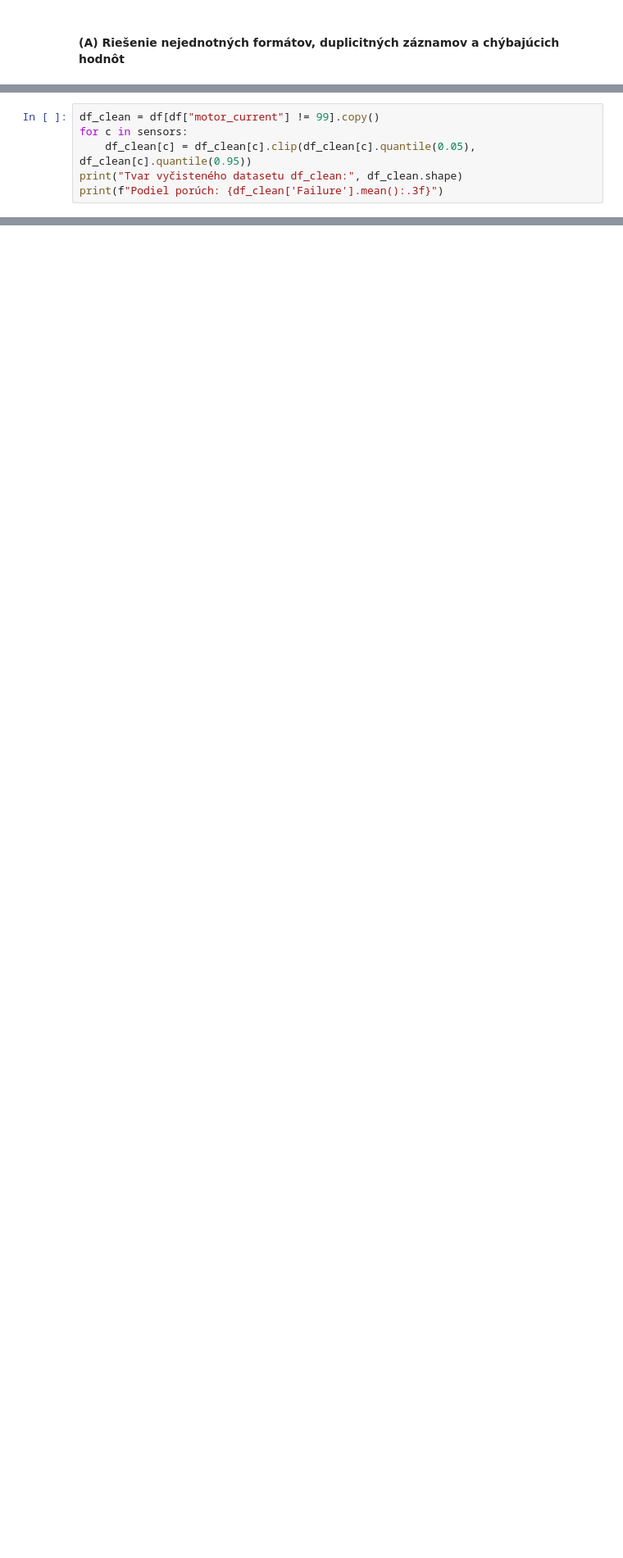
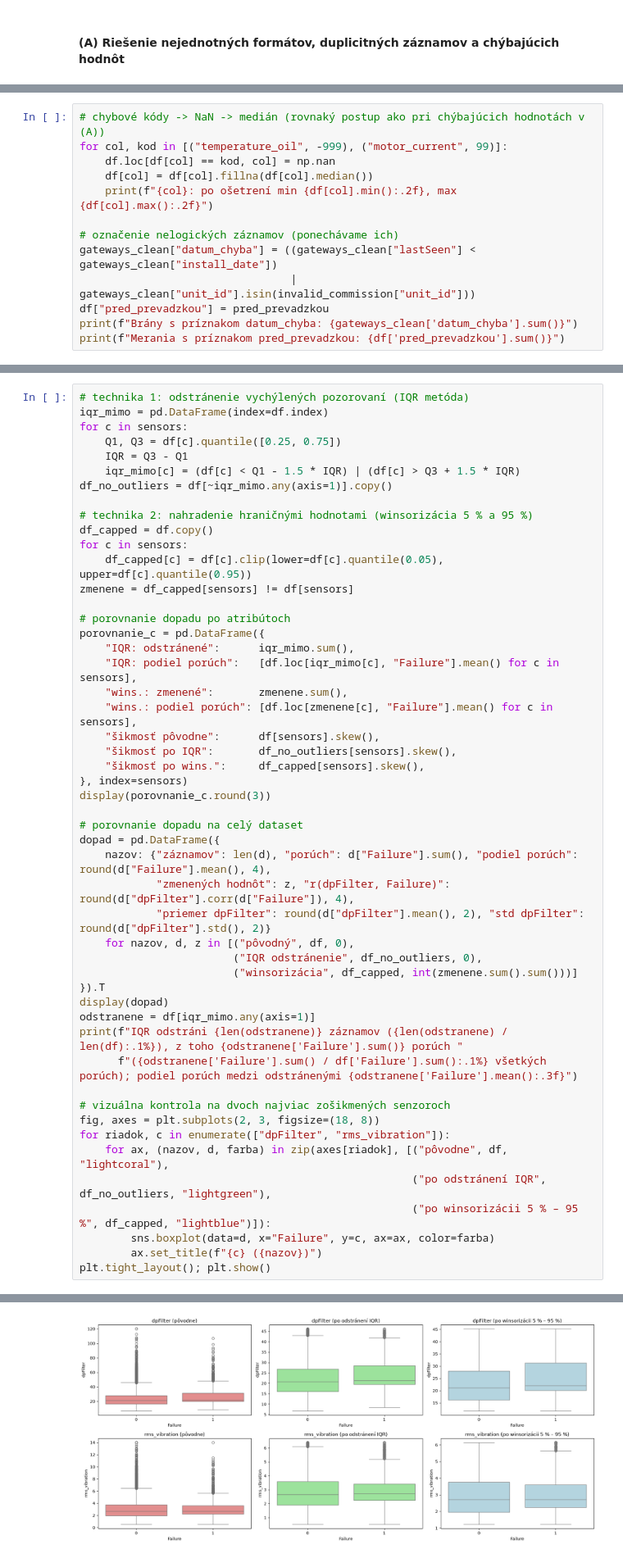
Before and after one commit to deno555/iau_projekt, a Jupyter notebook: IAU_projekt.ipynb, the cells around one changed output, grey strips where cells are left out. Shown at 82% size. Cells and saved outputs as stored; diff of their text form; blank space fills up the shorter version.

```diff
--- a/IAU_projekt.ipynb
+++ b/IAU_projekt.ipynb
@@ -699,6 +562,0 @@ Zmenených hodnôt pri winsorizácii: {'motor_current': 1444, 'dpFilter': 1444,
-# %%
-df_clean = df[df["motor_current"] != 99].copy()
-for c in sensors:
-    df_clean[c] = df_clean[c].clip(df_clean[c].quantile(0.05), df_clean[c].quantile(0.95))
-print("Tvar vyčisteného datasetu df_clean:", df_clean.shape)
-print(f"Podiel porúch: {df_clean['Failure'].mean():.3f}")
@@ -707,0 +642,13 @@ Podiel porúch: 0.120
+# %%
+# chybové kódy -> NaN -> medián (rovnaký postup ako pri chýbajúcich hodnotách v (A))
+for col, kod in [("temperature_oil", -999), ("motor_current", 99)]:
+    df.loc[df[col] == kod, col] = np.nan
+    df[col] = df[col].fillna(df[col].median())
+    print(f"{col}: po ošetrení min {df[col].min():.2f}, max {df[col].max():.2f}")
+
+# označenie nelogických záznamov (ponechávame ich)
+gateways_clean["datum_chyba"] = ((gateways_clean["lastSeen"] < gateways_clean["install_date"])
+                                 | gateways_clean["unit_id"].isin(invalid_commission["unit_id"]))
+df["pred_prevadzkou"] = pred_prevadzkou
+print(f"Brány s príznakom datum_chyba: {gateways_clean['datum_chyba'].sum()}")
+print(f"Merania s príznakom pred_prevadzkou: {df['pred_prevadzkou'].sum()}")
@@ -707,0 +670,51 @@ Podiel porúch: 0.120
+# %%
+# technika 1: odstránenie vychýlených pozorovaní (IQR metóda)
+iqr_mimo = pd.DataFrame(index=df.index)
+for c in sensors:
+    Q1, Q3 = df[c].quantile([0.25, 0.75])
+    IQR = Q3 - Q1
+    iqr_mimo[c] = (df[c] < Q1 - 1.5 * IQR) | (df[c] > Q3 + 1.5 * IQR)
+df_no_outliers = df[~iqr_mimo.any(axis=1)].copy()
+
+# technika 2: nahradenie hraničnými hodnotami (winsorizácia 5 % a 95 %)
+df_capped = df.copy()
+for c in sensors:
+    df_capped[c] = df[c].clip(lower=df[c].quantile(0.05), upper=df[c].quantile(0.95))
+zmenene = df_capped[sensors] != df[sensors]
+
+# porovnanie dopadu po atribútoch
+porovnanie_c = pd.DataFrame({
+    "IQR: odstránené":      iqr_mimo.sum(),
+    "IQR: podiel porúch":   [df.loc[iqr_mimo[c], "Failure"].mean() for c in sensors],
+    "wins.: zmenené":       zmenene.sum(),
+    "wins.: podiel porúch": [df.loc[zmenene[c], "Failure"].mean() for c in sensors],
+    "šikmosť pôvodne":      df[sensors].skew(),
+    "šikmosť po IQR":       df_no_outliers[sensors].skew(),
+    "šikmosť po wins.":     df_capped[sensors].skew(),
+}, index=sensors)
+display(porovnanie_c.round(3))
+
+# porovnanie dopadu na celý dataset
+dopad = pd.DataFrame({
+    nazov: {"záznamov": len(d), "porúch": d["Failure"].sum(), "podiel porúch": round(d["Failure"].mean(), 4),
+            "zmenených hodnôt": z, "r(dpFilter, Failure)": round(d["dpFilter"].corr(d["Failure"]), 4),
+            "priemer dpFilter": round(d["dpFilter"].mean(), 2), "std dpFilter": round(d["dpFilter"].std(), 2)}
+    for nazov, d, z in [("pôvodný", df, 0),
+                        ("IQR odstránenie", df_no_outliers, 0),
+                        ("winsorizácia", df_capped, int(zmenene.sum().sum()))]
+}).T
+display(dopad)
+odstranene = df[iqr_mimo.any(axis=1)]
+print(f"IQR odstráni {len(odstranene)} záznamov ({len(odstranene) / len(df):.1%}), z toho {odstranene['Failure'].sum()} porúch "
+      f"({odstranene['Failure'].sum() / df['Failure'].sum():.1%} všetkých porúch); podiel porúch medzi odstránenými {odstranene['Failure'].mean():.3f}")
+
+# vizuálna kontrola na dvoch najviac zošikmených senzoroch
+fig, axes = plt.subplots(2, 3, figsize=(18, 8))
+for riadok, c in enumerate(["dpFilter", "rms_vibration"]):
+    for ax, (nazov, d, farba) in zip(axes[riadok], [("pôvodne", df, "lightcoral"),
+                                                    ("po odstránení IQR", df_no_outliers, "lightgreen"),
+                                                    ("po winsorizácii 5 % – 95 %", df_capped, "lightblue")]):
+        sns.boxplot(data=d, x="Failure", y=c, ax=ax, color=farba)
+        ax.set_title(f"{c} ({nazov})")
+plt.tight_layout(); plt.show()
+# %% [output]
@@ -707,0 +734 @@ Podiel porúch: 0.120
+[figure, added]
```
Also changed, not shown: parts of 50 cells of this notebook.
